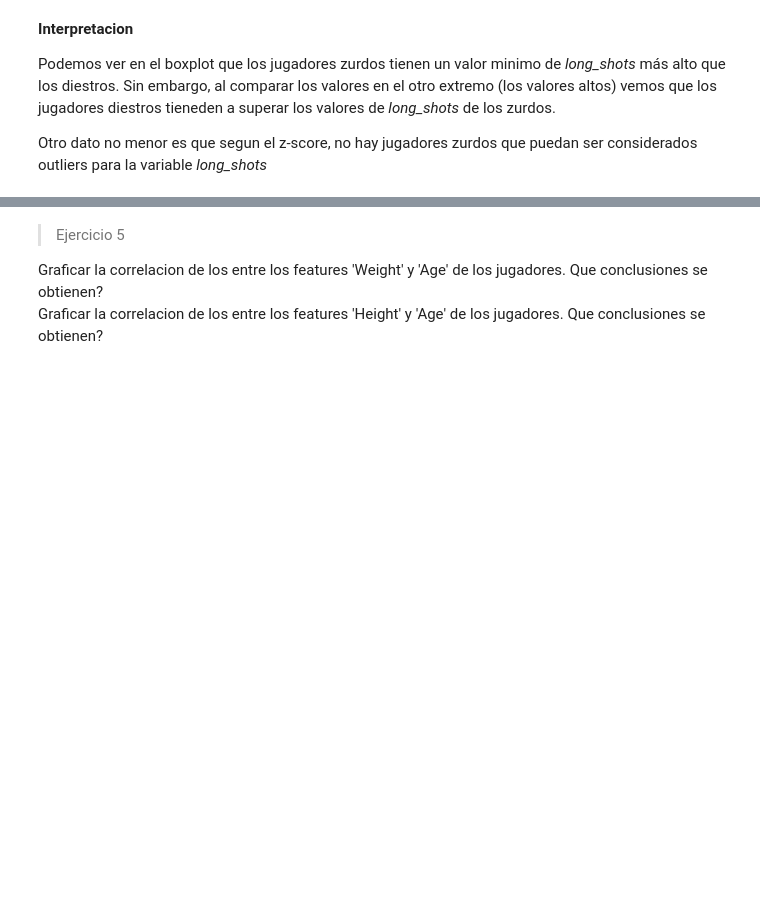
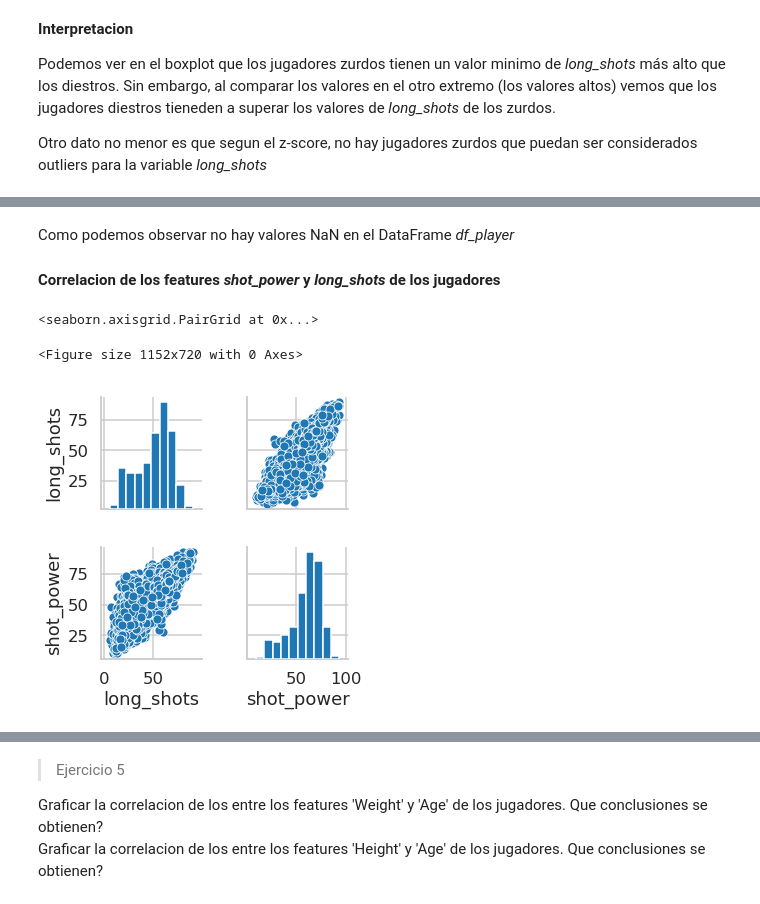
Before and after one commit to diplodatos2019/Mentoria_Analisis_Visualizacion_Datos, a Jupyter notebook: Practico_AyV_resolucion.ipynb, the cells around one changed output, grey strips where cells are left out. Cells and saved outputs as stored; diff of their text form; code cells hidden in the pictures; blank space fills up the shorter version.

```diff
--- a/Practico_AyV_resolucion.ipynb
+++ b/Practico_AyV_resolucion.ipynb
@@ -431,0 +447,11 @@ Calcular la correlacion entre los features 'Shot Power' y 'Long Shots' desglosan
+# %% [markdown]
+Como podemos observar no hay valores NaN en el DataFrame *df_player*
+
+#### Correlacion de los features *shot_power* y *long_shots* de los jugadores
+# %%
+plt.figure(figsize=(16,10))
+sns.pairplot(df_player[["long_shots", "shot_power"]])
+# %% [output]
+<seaborn.axisgrid.PairGrid at 0x...>
+<Figure size 1152x720 with 0 Axes>
+[figure, added]
```
Also changed, not shown: parts of 7 cells of this notebook.
